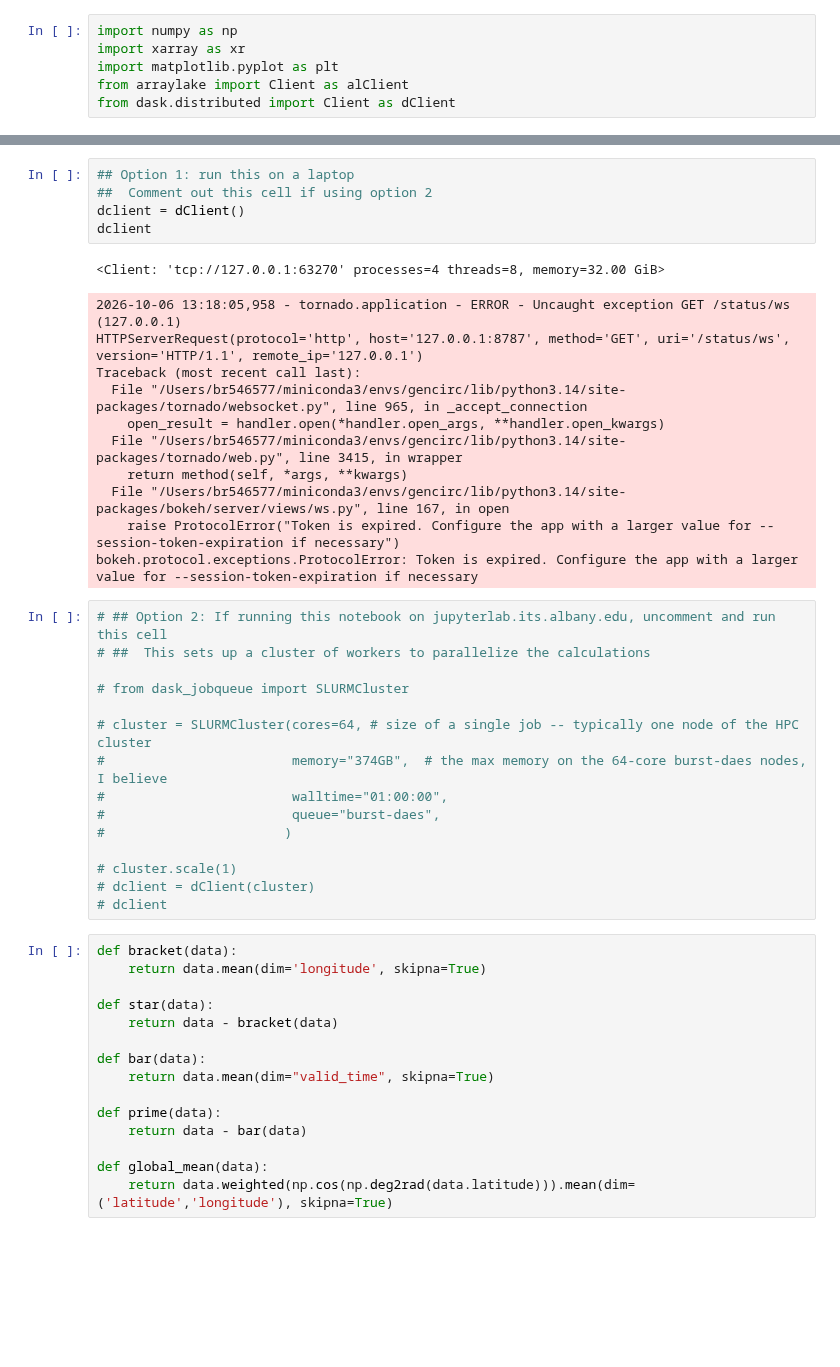
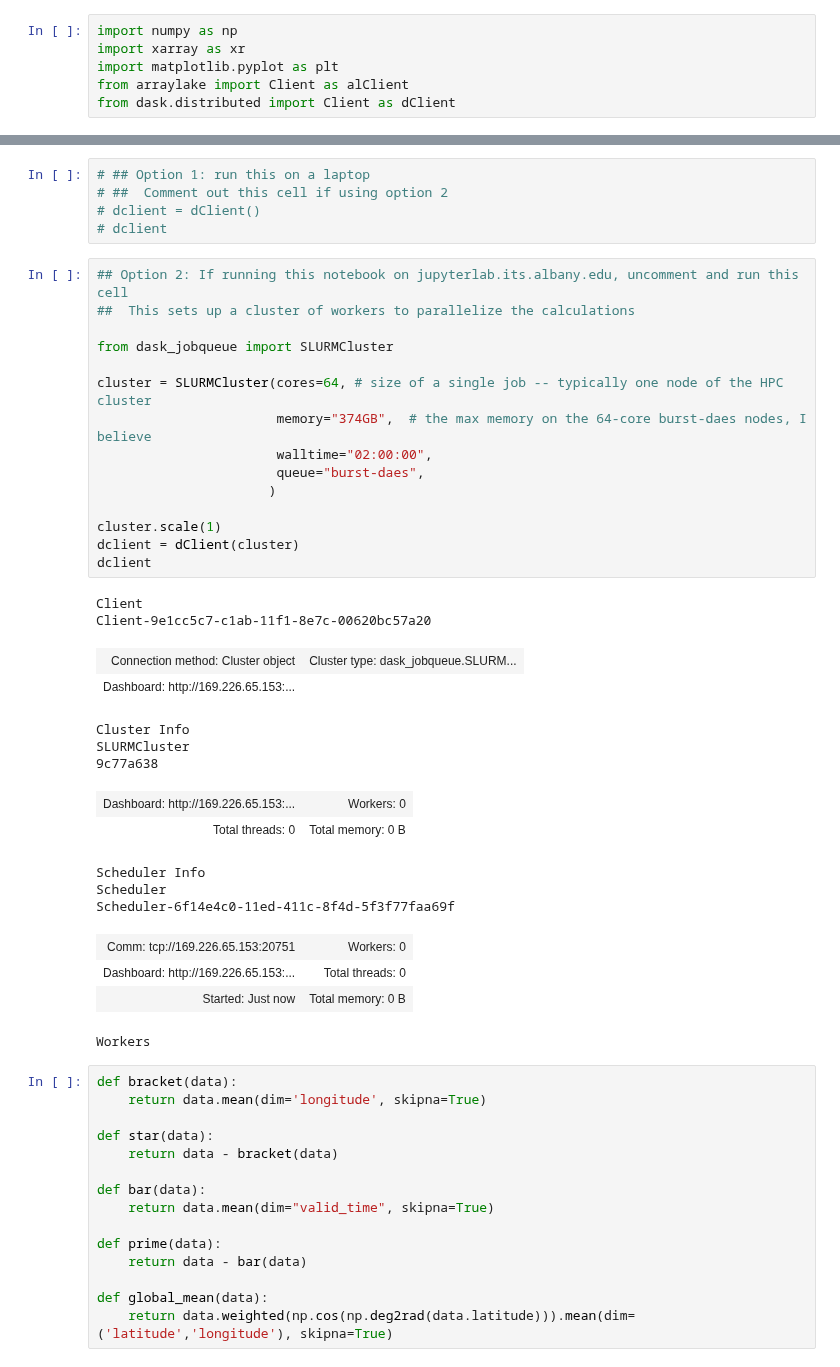
Before and after one commit to brian-rose/general-circulation, a Jupyter notebook: lectures/energy-budget.ipynb, the cells around one changed output, grey strips where cells are left out. Drawn from its saved outputs; the diff is of its cells as text; blank space fills up the shorter version.

Commit message:
Version that was executed on burst

```diff
--- a/lectures/energy-budget.ipynb
+++ b/lectures/energy-budget.ipynb
@@ -115,37 +115,42 @@ Coordinates:
     GRIB_subCentre:             0
     history:                    2026-05-05T13:36 GRIB to CDM+CF via cfgrib-0....
 # %%
-## Option 1: run this on a laptop
-##  Comment out this cell if using option 2
-dclient = dClient()
-dclient
+# ## Option 1: run this on a laptop
+# ##  Comment out this cell if using option 2
+# dclient = dClient()
+# dclient
-# %% [output]
-<Client: 'tcp://127.0.0.1:63270' processes=4 threads=8, memory=32.00 GiB>
-2026-10-06 13:18:05,958 - tornado.application - ERROR - Uncaught exception GET /status/ws (127.0.0.1)
-HTTPServerRequest(protocol='http', host='127.0.0.1:8787', method='GET', uri='/status/ws', version='HTTP/1.1', remote_ip='127.0.0.1')
-Traceback (most recent call last):
-  File "/Users/br546577/miniconda3/envs/gencirc/lib/python3.14/site-packages/tornado/websocket.py", line 965, in _accept_connection
-    open_result = handler.open(*handler.open_args, **handler.open_kwargs)
-  File "/Users/br546577/miniconda3/envs/gencirc/lib/python3.14/site-packages/tornado/web.py", line 3415, in wrapper
-    return method(self, *args, **kwargs)
-  File "/Users/br546577/miniconda3/envs/gencirc/lib/python3.14/site-packages/bokeh/server/views/ws.py", line 167, in open
-    raise ProtocolError("Token is expired. Configure the app with a larger value for --session-token-expiration if necessary")
-bokeh.protocol.exceptions.ProtocolError: Token is expired. Configure the app with a larger value for --session-token-expiration if necessary
 # %%
-# ## Option 2: If running this notebook on jupyterlab.its.albany.edu, uncomment and run this cell
-# ##  This sets up a cluster of workers to parallelize the calculations
+## Option 2: If running this notebook on jupyterlab.its.albany.edu, uncomment and run this cell
+##  This sets up a cluster of workers to parallelize the calculations
 
-# from dask_jobqueue import SLURMCluster
+from dask_jobqueue import SLURMCluster
 
-# cluster = SLURMCluster(cores=64, # size of a single job -- typically one node of the HPC cluster
-#                        memory="374GB",  # the max memory on the 64-core burst-daes nodes, I believe
-#                        walltime="01:00:00",
-#                        queue="burst-daes",
-#                       )
+cluster = SLURMCluster(cores=64, # size of a single job -- typically one node of the HPC cluster
+                       memory="374GB",  # the max memory on the 64-core burst-daes nodes, I believe
+                       walltime="02:00:00",
+                       queue="burst-daes",
+                      )
 
-# cluster.scale(1)
-# dclient = dClient(cluster)
-# dclient
+cluster.scale(1)
+dclient = dClient(cluster)
+dclient
+# %% [output]
+Client
+Client-9e1cc5c7-c1ab-11f1-8e7c-00620bc57a20
+| Connection method: Cluster object | Cluster type: dask_jobqueue.SLURM... |
+| Dashboard: http://169.226.65.153:... |  |
+Cluster Info
+SLURMCluster
+9c77a638
+| Dashboard: http://169.226.65.153:... | Workers: 0 |
+| Total threads: 0 | Total memory: 0 B |
+Scheduler Info
+Scheduler
+Scheduler-6f14e4c0-11ed-411c-8f4d-5f3f77faa69f
+| Comm: tcp://169.226.65.153:20751 | Workers: 0 |
+| Dashboard: http://169.226.65.153:... | Total threads: 0 |
+| Started: Just now | Total memory: 0 B |
+Workers
 # %%
 def bracket(data):
     return data.mean(dim='longitude', skipna=True)
```
Also changed, not shown: parts of 9 cells of this notebook.
